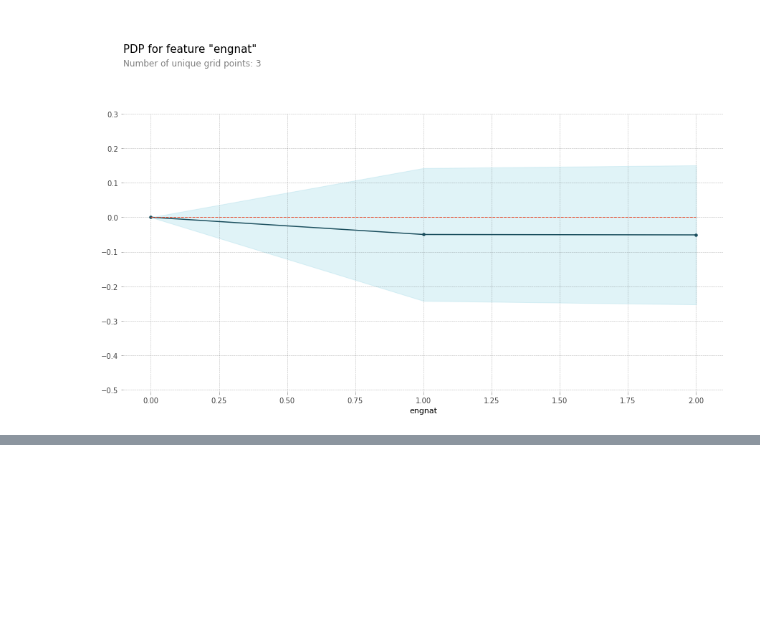
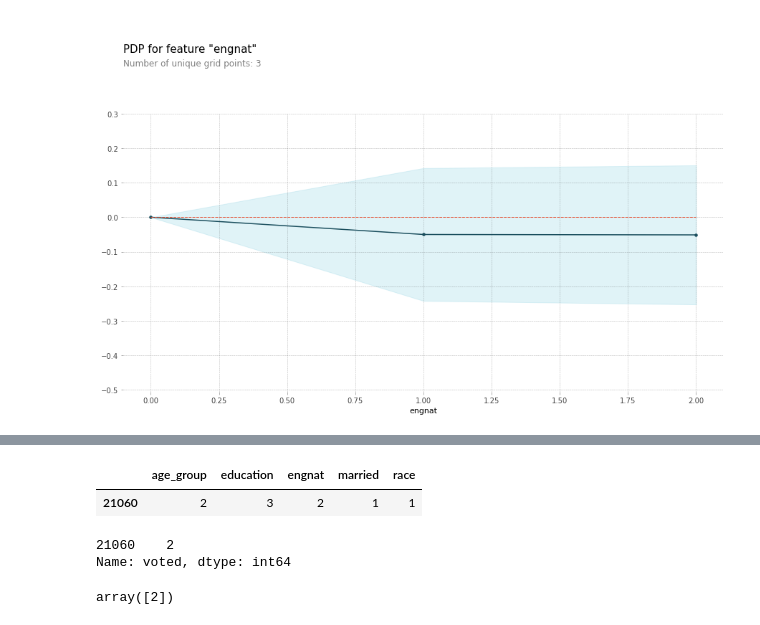
Before and after one commit to Alice1304/Section2_project, a Jupyter notebook: 0726_fin.ipynb, the cells around one changed output, grey strips where cells are left out. Drawn from its saved outputs; the diff is of its cells as text; code cells hidden in the pictures; blank space fills up the shorter version.

```diff
--- a/0726_fin.ipynb
+++ b/0726_fin.ipynb
@@ -717 +739,17 @@ WARNING:matplotlib.font_manager:findfont: Font family ['Arial'] not found. Falli
 [figure]
+# %%
+row = X_test_selected.iloc[[300]]  #301번째 데이터
+row
+# %% [output]
+|  | age_group | education | engnat | married | race |
+| 21060 | 2 | 3 | 2 | 1 | 1 |
+# %%
+# 실제 집값
+y_test.iloc[[300]]
+# %% [output]
+21060    2
+Name: voted, dtype: int64
+# %%
+best.predict(row) #실제값과 예측값이 같게 출력됨
+# %% [output]
+array([2])
```
Also changed, not shown: parts of 6 cells of this notebook.
